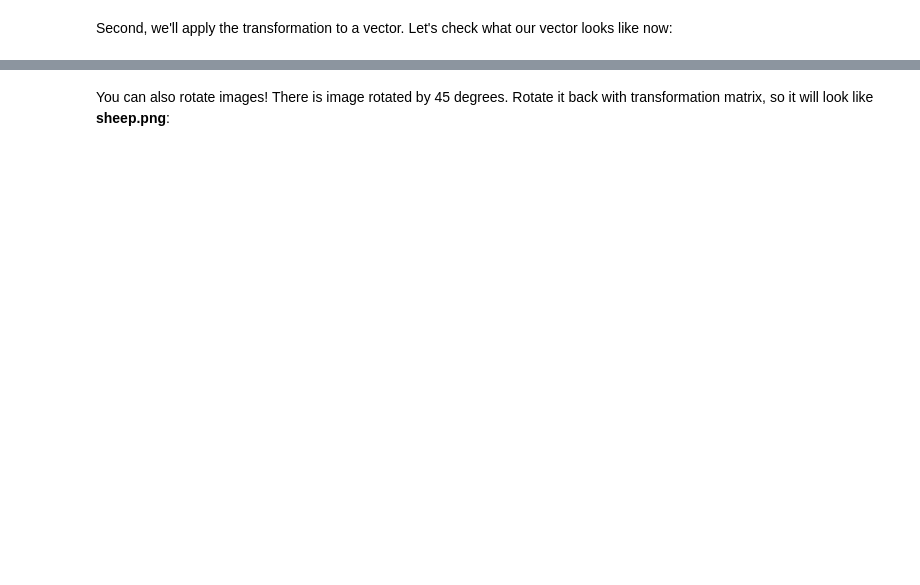
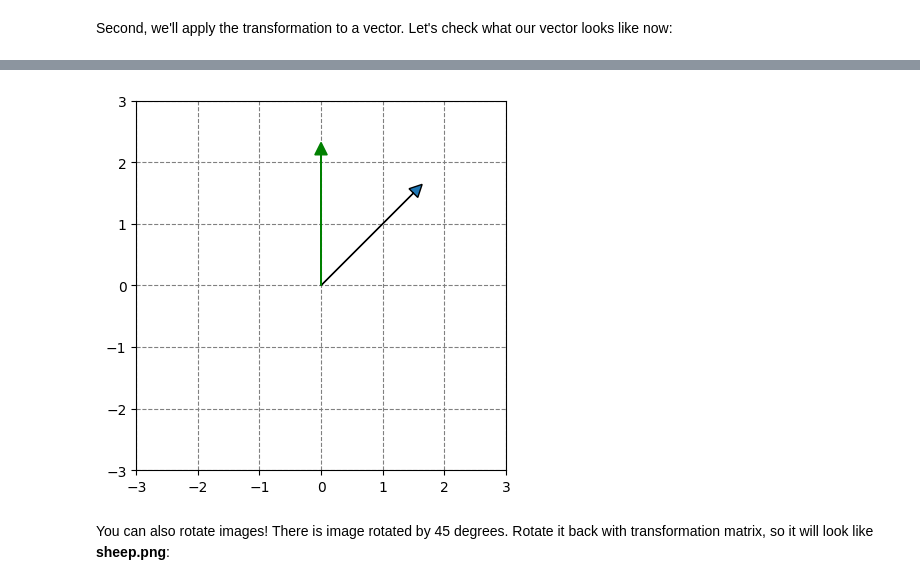
Before and after one commit to MariiaHamanuk/Lalab1, a Jupyter notebook: LA_Lab_1_template_2026.ipynb, the cells around one changed output, grey strips where cells are left out. Drawn from its saved outputs; the diff is of its cells as text; code cells hidden in the pictures; blank space fills up the shorter version.

```diff
--- a/LA_Lab_1_template_2026.ipynb
+++ b/LA_Lab_1_template_2026.ipynb
@@ -311,7 +374,11 @@ First, construct the rotation matrix:
 
 def get_rotation_matrix(phi):
   ##### YOUR CODE STARTS #####
-  transformation_matrix = ...
+  phi_rad = np.deg2rad(phi)
+  transformation_matrix = np.array([
+      [np.cos(phi_rad), -np.sin(phi_rad)],
+      [np.sin(phi_rad),  np.cos(phi_rad)]
+  ], dtype=np.float32)
   ##### YOUR CODE ENDS #####
   return transformation_matrix
 
@@ -339,24 +412,26 @@ plt.show()
 # %%
 # Apply rotation to the vector AB1 to get vector AB2
 
 ##### YOUR CODE STARTS #####
-A = ...
-B1 = np.array([1.5, 1.5])
-B2 = ...
+A = np.array([0.0, 0.0])
+B1 = np.array([1.5, 1.5], dtype=np.float32)
+B2 = M @ B1
 ##### YOUR CODE ENDS #####
 
 ax = plt.axes()
 
 ax.arrow(A[0], A[1], B1[0], B1[1], head_width=0.2, head_length=0.2)
 ax.arrow(A[0], A[1], B2[0], B2[1], head_width=0.2, head_length=0.2, color='green')
 plt.ylim(-3,3)
 plt.xlim(-3,3)
 
 ax.set_axisbelow(True)
 plt.grid(color='gray', linestyle='dashed')
 plt.gca().set_aspect('equal', adjustable='box')
 
 plt.show()
+# %% [output]
+[figure, added]
 # %% [markdown]
 You can also rotate images! There is image rotated by 45 degrees. Rotate it back with transformation matrix, so it will look like **sheep.png**:
 # %%
```
Also changed, not shown: parts of 23 cells of this notebook.
